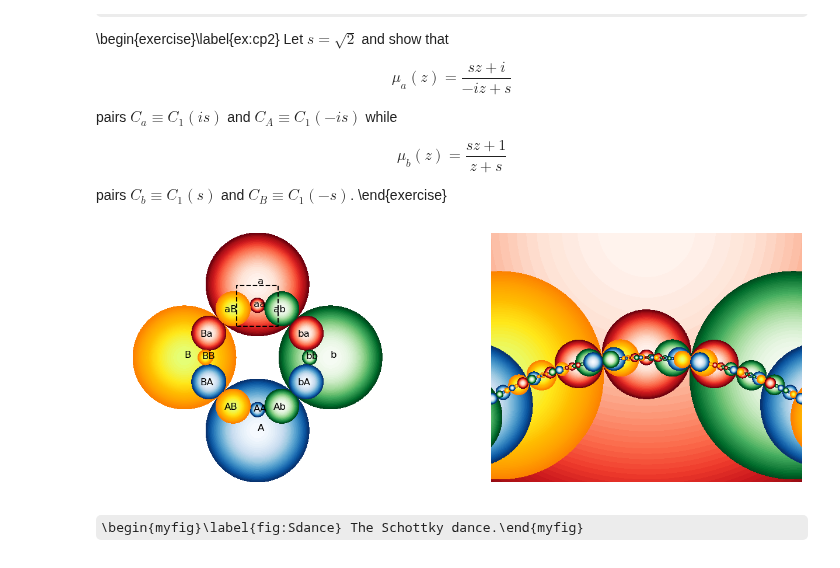
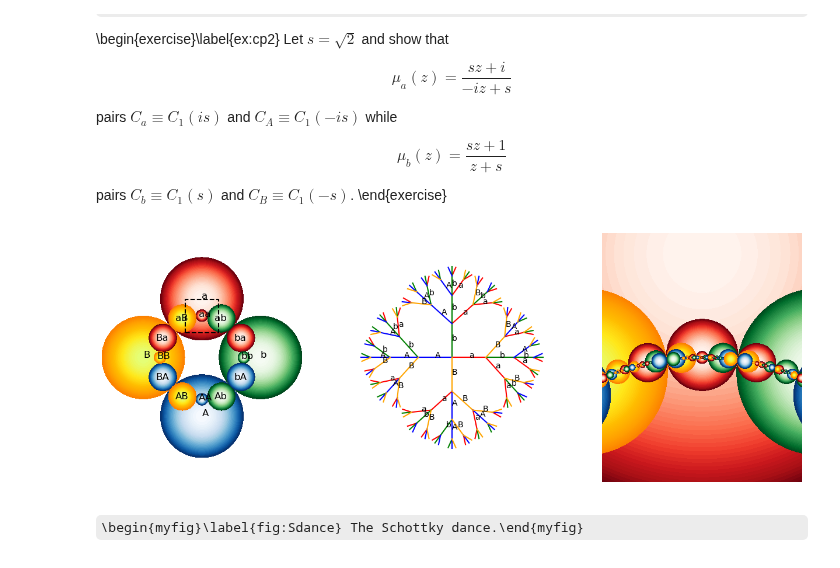
Before and after one commit to steve-cox-LA/JLA, a Jupyter notebook: 1. Transformations of the Plane/1.6.ComplexPlane.ipynb, the cells around one changed output. Saved outputs shown, nothing was run; the diff lists cells and outputs as text; code cells hidden in the pictures; some formulas as TeX source.

```diff
--- a/1. Transformations of the Plane/1.6.ComplexPlane.ipynb
+++ b/1. Transformations of the Plane/1.6.ComplexPlane.ipynb
@@ -1165,44 +1165,38 @@ from numpy.linalg import inv
 import matplotlib.pyplot as plt
 %matplotlib inline
 
-fig, axs = plt.subplots(1, 2)
+fig, axs = plt.subplots(1, 3)
 plt.subplots_adjust(right=2, top=1, wspace=0.25)
 
 def PlotCirc(Cc, Cr, colormap, ax):
-    x0 = Cc.real
-    y0 = Cc.imag
     r = np.linspace(0, Cr, 50)
     a = np.linspace(0, 2*np.pi, 500)
     R, A = np.meshgrid(r,a)
-    X = x0 + R*np.cos(A)
-    Y = y0 + R*np.sin(A)
-    Z = R**2    # (X-x0)**2 + (Y-y0)**2
-    axs[ax].contourf(X, Y, Z, 40, cmap=colormap)
+    X = Cc.real + R*np.cos(A)
+    Y = Cc.imag + R*np.sin(A)
+    Z = R**2
+    axs[ax].contourf(X, Y, Z, 40, cmap=colormap)   # give depth to the disk
 
 def MobiusOnCircle(T, Cc, Cr):  # Box 10, page 91, Indra
-    z = Cc - Cr**2/np.conjugate(T[3]/T[2] + Cc)
+    z = Cc - Cr**2/np.conjugate(T[1,1]/T[1,0] + Cc)
     Dc = MobiusOnPoint(T, z)
     Dr = abs(Dc - MobiusOnPoint(T, Cc+Cr))
     return Dc, Dr
 
 def MobiusOnPoint(T, z):
-    return (T[0]*z + T[1])/(T[2]*z + T[3])
+    return (T[0,0]*z + T[0,1])/(T[1,0]*z + T[1,1])
 
 theta = np.pi/4   # build the maps and circles,
 s = np.sin(theta)  # from Project 4.2, page 118, Indra
 c = np.cos(theta)
 
 a = np.array([[1, 1j*c],[-1j*c, 1]])/s
-avec = np.reshape(a, (4,))
 A = inv(a)
-Avec = np.reshape(A, (4,))
 
 b = np.array([[1, c], [c, 1]])/s
-bvec = np.reshape(b, (4,))
 B = inv(b)
-Bvec = np.reshape(B, (4,))
 
-gens = np.array([avec, bvec, Avec, Bvec])
+gens = np.array([a, b, A, B])   #   (4,2,2)
 invind = np.array([2, 3, 0, 1])     # indicies of inverses in gens
 
 r = 1./np.cos(theta)
@@ -1218,11 +1212,13 @@ CrA = np.tan(theta)
 circ = np.array([[Ccena, Cra], [Ccenb, Crb], [CcenA, CrA], [CcenB, CrB]])
 
 colormap = ['Reds', 'Greens', 'Blues', 'Wistia']
+ecolors = ['r', 'g', 'b', 'orange']
 name = ['a', 'b', 'A', 'B']
 
 for j in range(4):   # draw initial disks
     PlotCirc(circ[j,0], circ[j,1], colormap[j], 0)
     axs[0].text(np.real(circ[j,0]), np.imag(circ[j,0]), name[j], fontsize = 12)
+
 
 for j in range(4): # draw next generation
     for k in range(4):
@@ -1238,44 +1234,63 @@ axs[0].axis('off')
 
 # now for the zoom
 
 bigN = 400
-group = np.zeros((4,bigN), dtype=complex)
+
+ga = np.zeros(bigN)   # graph angles and coordinates
+gx = np.zeros(bigN)
+gy = np.zeros(bigN)
+
+group = np.zeros((bigN, 2, 2), dtype=complex)
 tag = np.zeros(bigN, dtype=int)
 levmax = 4
 num = np.zeros(levmax+1, dtype=int)
-
+r = 5/6
 for j in range(4):
-    group[:,j] = gens[j,:]
+    group[j] = gens[j]
     tag[j] = j
-    PlotCirc(circ[j,0], circ[j,1], colormap[j], 1)
+    PlotCirc(circ[j,0], circ[j,1], colormap[j], 2)
+    ga[j] = j*np.pi/2
+    gx[j] = r*np.cos(ga[j])
+    gy[j] = r*np.sin(ga[j])
+    axs[1].plot([0, gx[j]], [0, gy[j]], ecolors[j])
+    axs[1].text(gx[j]/2, gy[j]/2, name[j])
 
 num[0] = 0
 num[1] = 4
 
 for lev in range(1,levmax):
     inew = num[lev]
+    r = r*r
     for iold in range(num[lev-1], num[lev]):
+        inc = -1   # angle incrementer
         for j in range(4):
             if j != invind[tag[iold]]:
-                group[:,inew] = np.reshape(np.reshape(group[:,iold],(2,2))@np.reshape(gens[j,:],(2,2)), (4,))
-                #print(f'iold = {iold}, j = {j}, group[:,{inew}] = {group[:,inew]}')
+                group[inew] = group[iold] @ gens[j]
                 tag[inew] = j
+                ga[inew] = ga[iold] + inc*(np.pi/3)*(1-lev/(levmax+1)) # decreasing aperture
+                gx[inew] = gx[iold] + r*np.cos(ga[inew])
+                gy[inew] = gy[iold] + r*np.sin(ga[inew])
+                axs[1].plot([gx[iold], gx[inew]], [gy[iold], gy[inew]], ecolors[j]) #colormap[lev])
+                if (lev<3): axs[1].text((gx[iold]+gx[inew])/2, (gy[iold]+gy[inew])/2, name[j])
                 inew = inew + 1
+                inc = inc + 1
     num[lev+1] = inew
 
 for i in range(num[levmax]):
     for j in range(4):
         if j != invind[tag[i]]:
-            Ncen, Nrad = MobiusOnCircle(group[:,i], circ[j,0], circ[j,1])
-            PlotCirc(Ncen, Nrad, colormap[j], 1)
+            Ncen, Nrad = MobiusOnCircle(group[i], circ[j,0], circ[j,1])
+            PlotCirc(Ncen, Nrad, colormap[j], 2)
 
 axs[1].axis('equal')
-axs[1].set_xlim(-0.4,0.4)
-axs[1].set_ylim(0.6, 1.4)
 axs[1].axis('off')
+axs[2].axis('equal')
+axs[2].set_xlim(-0.4,0.4)
+axs[2].set_ylim(0.6, 1.4)
+axs[2].axis('off')
 plt.show();
 # %% [output]
-[figure, old version]
+[figure, new version]
 # %% [markdown]
 \begin{myfig}\label{fig:Sdance} The Schottky dance.\end{myfig}
 # %% [markdown]
```
Also changed, not shown: 1 other file.
